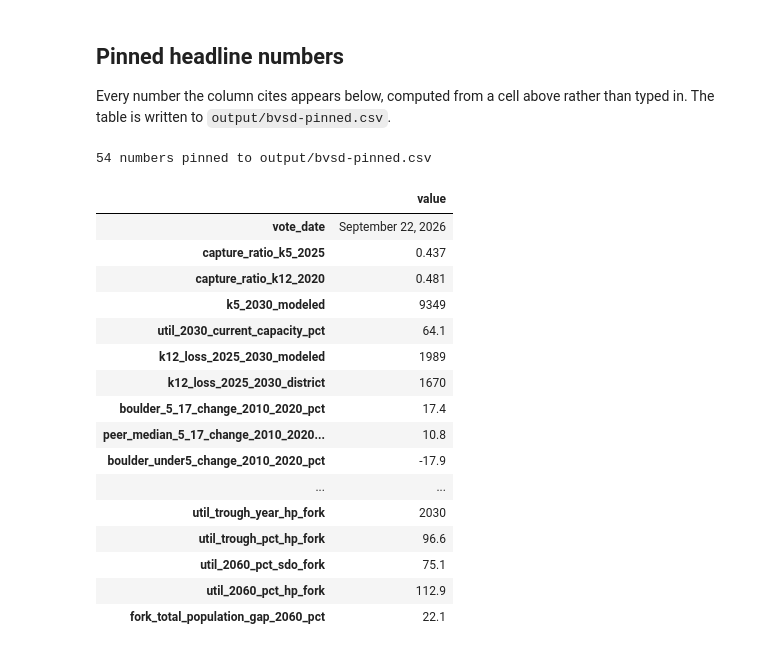
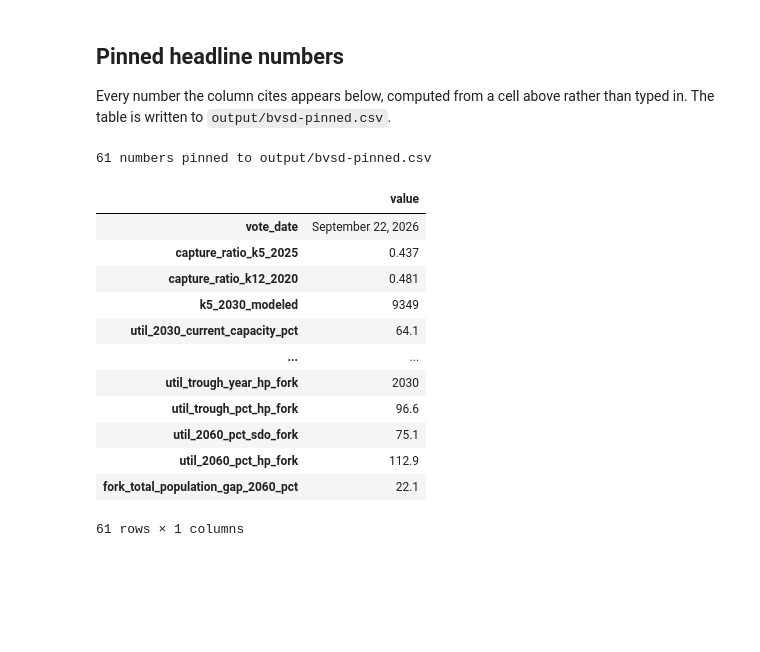
Before and after one commit to brianckeegan/charting-boulder, a Jupyter notebook: 2026-09-bvsd/bvsd-analysis.ipynb, the cells around one changed output. Drawn from its saved outputs; the diff is of its cells as text; code cells hidden in the pictures; blank space fills up the shorter version.

```diff
--- a/2026-09-bvsd/bvsd-analysis.ipynb
+++ b/2026-09-bvsd/bvsd-analysis.ipynb
@@ -502,0 +672,31 @@ f.savefig(OUT / 'bvsd-fig2-age-profile.png', bbox_inches='tight')
+# %%
+# The state's own forecast for the same county, the same buckets and the same window. The SDO is
+# Boulder County alone here (code 13), to match the county SEDAC projects.
+c0 = sya_df['countyfips'] == 13
+sdo_boulder_county_df = sya_df.loc[c0].rename(columns={'age': 'age_lo', 'totalpopulation': 'pop'})
+sdo_boulder_county_df['age_hi'] = sdo_boulder_county_df['age_lo']
+# The SDO ladder tops out at 100, so the open 65+ bucket needs its upper edge opened to match
+sdo_boulder_county_df.loc[sdo_boulder_county_df['age_lo'] == 100, 'age_hi'] = 999
+
+sdo_county_change_s = pd.Series(coarse_change(sdo_boulder_county_df, FORECAST_START, FORECAST_END)).loc[COARSE_LABELS]
+sdo_base_2020 = sdo_boulder_county_df.loc[sdo_boulder_county_df['year'] == FORECAST_START, 'pop'].sum()
+census_base_2020 = base_gap_df.loc['Boulder', 'census_2020']
+sdo_base_gap = (sdo_base_2020 / census_base_2020 - 1) * 100
+
+compare_df = pd.DataFrame({'SDO (state, official)': sdo_county_change_s,
+                           f'SEDAC SSP{MIDDLE_SSP}': forecast_df['Boulder'],
+                           'SEDAC range lo': forecast_lo_df['Boulder'],
+                           'SEDAC range hi': forecast_hi_df['Boulder']})
+compare_df['SEDAC minus SDO'] = compare_df[f'SEDAC SSP{MIDDLE_SSP}'] - compare_df['SDO (state, official)']
+
+widest = compare_df['SEDAC minus SDO'].abs().idxmax()
+print(f'Boulder County, {FORECAST_START} to {FORECAST_END}, two published forecasts:')
+print(compare_df.round(1).to_string())
+print(f'\nThe two disagree most at {widest}: the state says '
+      f"{compare_df.loc[widest, 'SDO (state, official)']:+.1f}% and SEDAC says "
+      f"{compare_df.loc[widest, f'SEDAC SSP{MIDDLE_SSP}']:+.1f}%, "
+      f"{abs(compare_df.loc[widest, 'SEDAC minus SDO']):.0f} points apart.")
+print(f'They do not even share a base: the SDO 2020 sits {sdo_base_gap:+.1f}% from the census count '
+      f'and SEDAC sits {boulder_base_gap:+.1f}% from it.')
+print(f"The SEDAC scenarios alone span {forecast_hi_df.loc['5-14', 'Boulder'] - forecast_lo_df.loc['5-14', 'Boulder']:.0f} "
+      f"points at 5-14, so the pathway chosen moves the answer more than the cohort does.")
@@ -1471,6 +1774,15 @@ pinned_s = pd.Series({
     'boulder_0_9_vs_implied_2020_pct': round(boulder_implied_gap, 1),
     'boulder_0_9_gap_steeper_than_pct_of_peers': round(implied_steeper_pct),
     'boulder_0_4_per_100_of_10_14_2020': round(boulder_replacement),
+    # County grain, and the two forecasts for the same county
+    'boulder_county_under5_change_2010_2020_pct': round(observed_county_df.loc['0-4', 'Boulder'], 1),
+    'boulder_county_5_14_change_2010_2020_pct': round(observed_county_df.loc['5-14', 'Boulder'], 1),
+    'sedac_ssp2_2020_vs_census_boulder_county_pct': round(boulder_base_gap, 1),
+    'sdo_5_14_change_2020_2050_pct': round(sdo_county_change_s.loc['5-14'], 1),
+    'sedac_ssp2_5_14_change_2020_2050_pct': round(forecast_df.loc['5-14', 'Boulder'], 1),
+    'sedac_5_14_change_2020_2050_range_pct': (f"{forecast_lo_df.loc['5-14', 'Boulder']:.1f} to "
+                                              f"{forecast_hi_df.loc['5-14', 'Boulder']:.1f}"),
+    'forecast_disagreement_5_14_points': round(compare_df.loc['5-14', 'SEDAC minus SDO'], 1),
     'acs_under5_median_moe_pct': round(acs_median_moe_pct, 1),
     'acs_under5_mean_abs_year_change': round(acs_mean_abs_year_change),
     'decennial_under5_change_2010_2020': round(decennial_under5_change),
@@ -1501,45 +1813,41 @@ pinned_s = pd.Series({
     'bvcp_preservation_2026': round(preservation_2026, 2),
     'bvcp_children_schools_1977': round(children_1977, 2),
     'bvcp_children_schools_peak_year': children_peak_year,
     'bvcp_children_schools_2026': round(children_2026, 2),
     'bvcp_affordability_2026': round(afford_2026, 2),
     'bvcp_affordability_passes_children_year': afford_crossover,
     # The close
     'post_plan_k5_capacity': round(K5_CAPACITY_POST),
     'util_trough_year_sdo_fork': sdo_trough_year,
     'util_trough_pct_sdo_fork': round(sdo_trough_util, 1),
     'util_trough_year_hp_fork': hp_trough_year,
     'util_trough_pct_hp_fork': round(hp_trough_util, 1),
     'util_2060_pct_sdo_fork': round(sdo_util_s.loc[2060], 1),
     'util_2060_pct_hp_fork': round(hp_util_s.loc[2060], 1),
     'fork_total_population_gap_2060_pct': round(total_gap_2060, 1),
 }, name='value')
 
 pinned_s.to_csv(OUT / 'bvsd-pinned.csv')
 fork_df.round(1).to_csv(OUT / 'bvsd-fork-5-17.csv')
 observed_df.round(2).to_csv(OUT / 'bvsd-peer-observed.csv')
 family_rates_df.round(3).to_csv(OUT / 'bvsd-plan-vocabulary.csv')
 print(f'{len(pinned_s)} numbers pinned to {OUT / "bvsd-pinned.csv"}\n')
 pinned_s.to_frame()
 # %% [output]
-54 numbers pinned to output/bvsd-pinned.csv
+61 numbers pinned to output/bvsd-pinned.csv
 |  | value |
 | vote_date | September 22, 2026 |
 | capture_ratio_k5_2025 | 0.437 |
 | capture_ratio_k12_2020 | 0.481 |
 | k5_2030_modeled | 9349 |
 | util_2030_current_capacity_pct | 64.1 |
-| k12_loss_2025_2030_modeled | 1989 |
-| k12_loss_2025_2030_district | 1670 |
-| boulder_5_17_change_2010_2020_pct | 17.4 |
-| peer_median_5_17_change_2010_2020... | 10.8 |
-| boulder_under5_change_2010_2020_pct | -17.9 |
 | ... | ... |
 | util_trough_year_hp_fork | 2030 |
 | util_trough_pct_hp_fork | 96.6 |
 | util_2060_pct_sdo_fork | 75.1 |
 | util_2060_pct_hp_fork | 112.9 |
 | fork_total_population_gap_2060_pct | 22.1 |
+61 rows × 1 columns
 # %% [markdown]
 ### What this notebook does not establish
 
```
Also changed, not shown: parts of 13 cells of this notebook, 12 other files.
